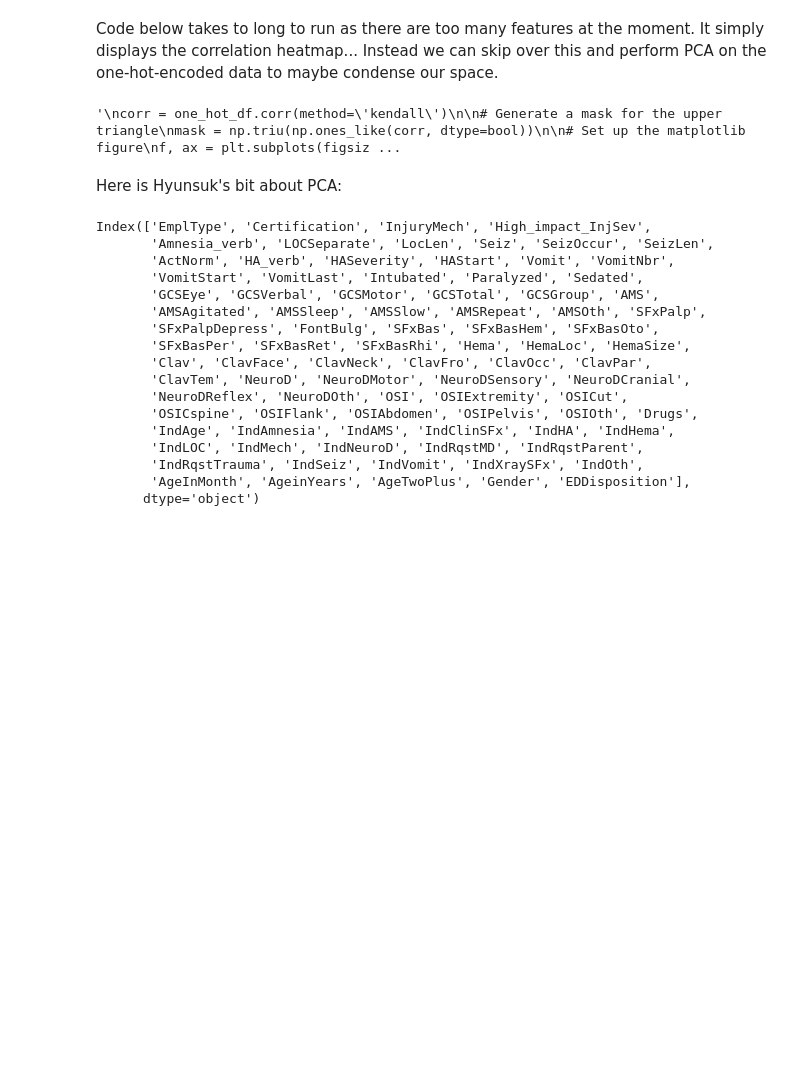
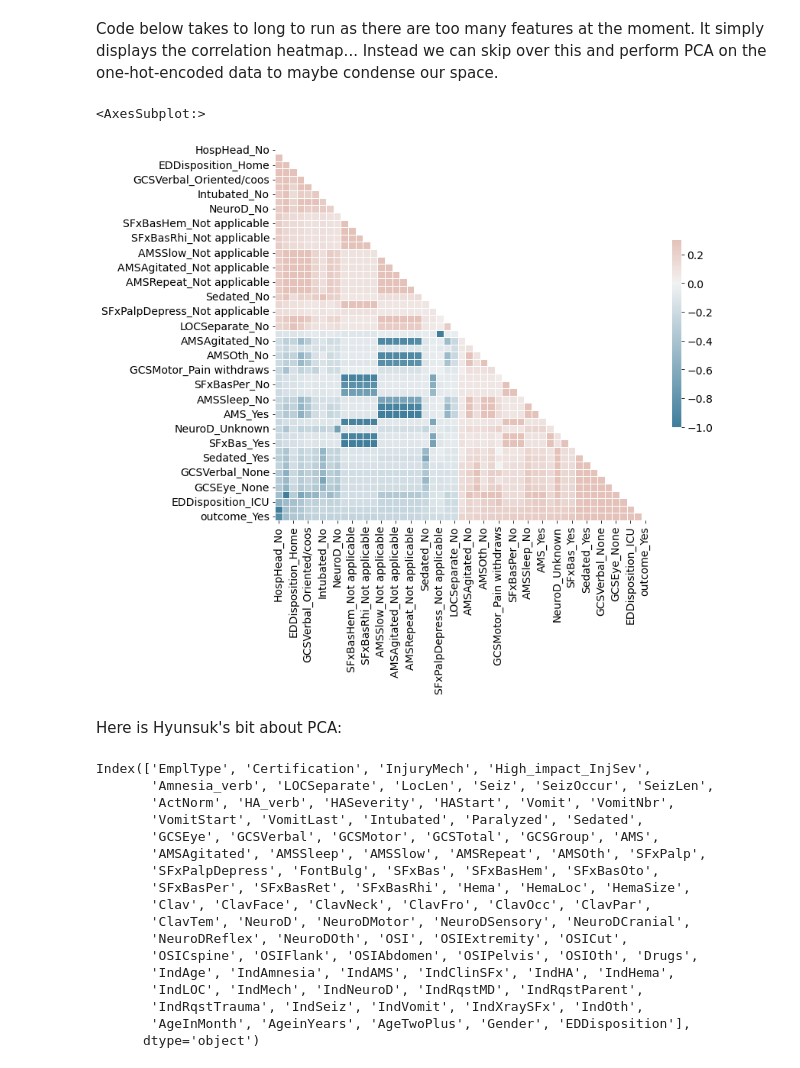
Before and after one commit to Yu-Group/clinical-rule-vetting, a Jupyter notebook: rulevetting/projects/tbi_pecarn/notebooks/00_eda.ipynb, the cells around one changed output. Saved outputs shown, nothing was run; the diff lists cells and outputs as text; code cells hidden in the pictures; blank space fills up the shorter version.

```diff
--- a/rulevetting/projects/tbi_pecarn/notebooks/00_eda.ipynb
+++ b/rulevetting/projects/tbi_pecarn/notebooks/00_eda.ipynb
@@ -167,25 +170,24 @@ Text(0.5, 141.00000000000043, 'Count')
 # %% [markdown]
 Code below takes to long to run as there are too many features at the moment. It simply displays the correlation heatmap... Instead we can skip over this and perform PCA on the one-hot-encoded data to maybe condense our space.
 # %%
-# plotting correlation of all features - one-hot encode features
-'''
-corr = one_hot_df.corr(method='kendall')
+# plotting correlation of most positively correlated features to outcome
+corr = one_hot_df[largest_corr.index.tolist() + ['outcome_Yes']].corr(method='kendall')
 
 # Generate a mask for the upper triangle
 mask = np.triu(np.ones_like(corr, dtype=bool))
 
 # Set up the matplotlib figure
 f, ax = plt.subplots(figsize=(11, 9))
 
 # Generate a custom diverging colormap
 cmap = sns.diverging_palette(230, 20, as_cmap=True)
 
 # Draw the heatmap with the mask and correct aspect ratio
 sns.heatmap(corr, mask=mask, cmap=cmap, vmax=.3, center=0,
             square=True, linewidths=.5, cbar_kws={"shrink": .5})
-'''
 # %% [output]
-'\ncorr = one_hot_df.corr(method=\'kendall\')\n\n# Generate a mask for the upper triangle\nmask = np.triu(np.ones_like(corr, dtype=bool))\n\n# Set up the matplotlib figure\nf, ax = plt.subplots(figsiz ...
+<AxesSubplot:>
+[figure, added]
 # %% [markdown]
 Here is Hyunsuk's bit about PCA:
 # %%
```
Also changed, not shown: parts of 4 cells of this notebook, 1 other file.
